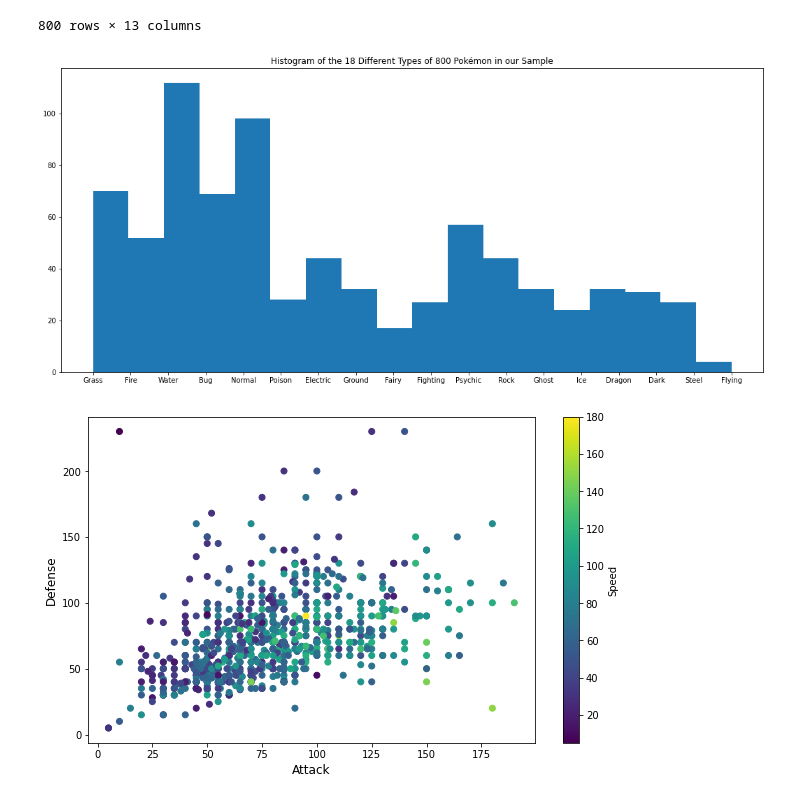
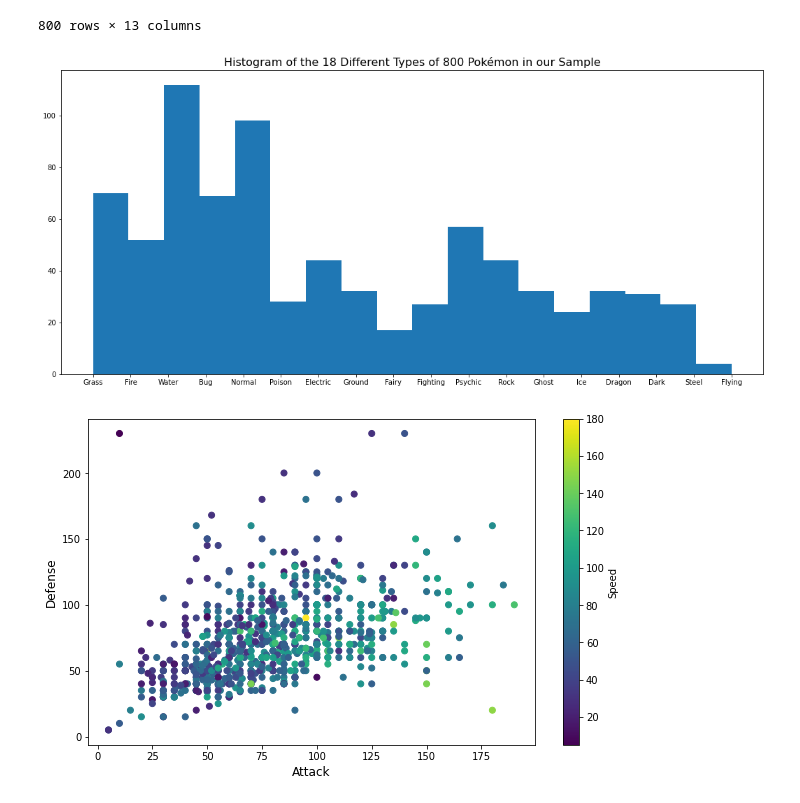
Before and after one commit to wbroem/Math560_Project, a Jupyter notebook: Explore_data.ipynb, the cells around one changed output. Saved outputs shown, nothing was run; the diff lists cells and outputs as text; code cells hidden in the pictures.

```diff
--- a/Explore_data.ipynb
+++ b/Explore_data.ipynb
@@ -24,11 +24,11 @@ data
 # %%
 poke_type = data['Type 1']
 plt.figure(figsize = [18,8])
 plt.hist(poke_type, bins = 18)
-plt.title('Histogram of the 18 Different Types of 800 Pokémon in our Sample', fontsize = 12)
-plt.savefig('Poke_hist.pdf')
+plt.title('Histogram of the 18 Different Types of 800 Pokémon in our Sample', fontsize = 16)
+plt.savefig('Poke_hist.png')
 # %% [output]
-[figure, old version]
+[figure, new version]
 # %%
 attack = data['Attack']
 defense = data['Defense']
```
Also changed, not shown: parts of 10 cells of this notebook, 1 other file.
